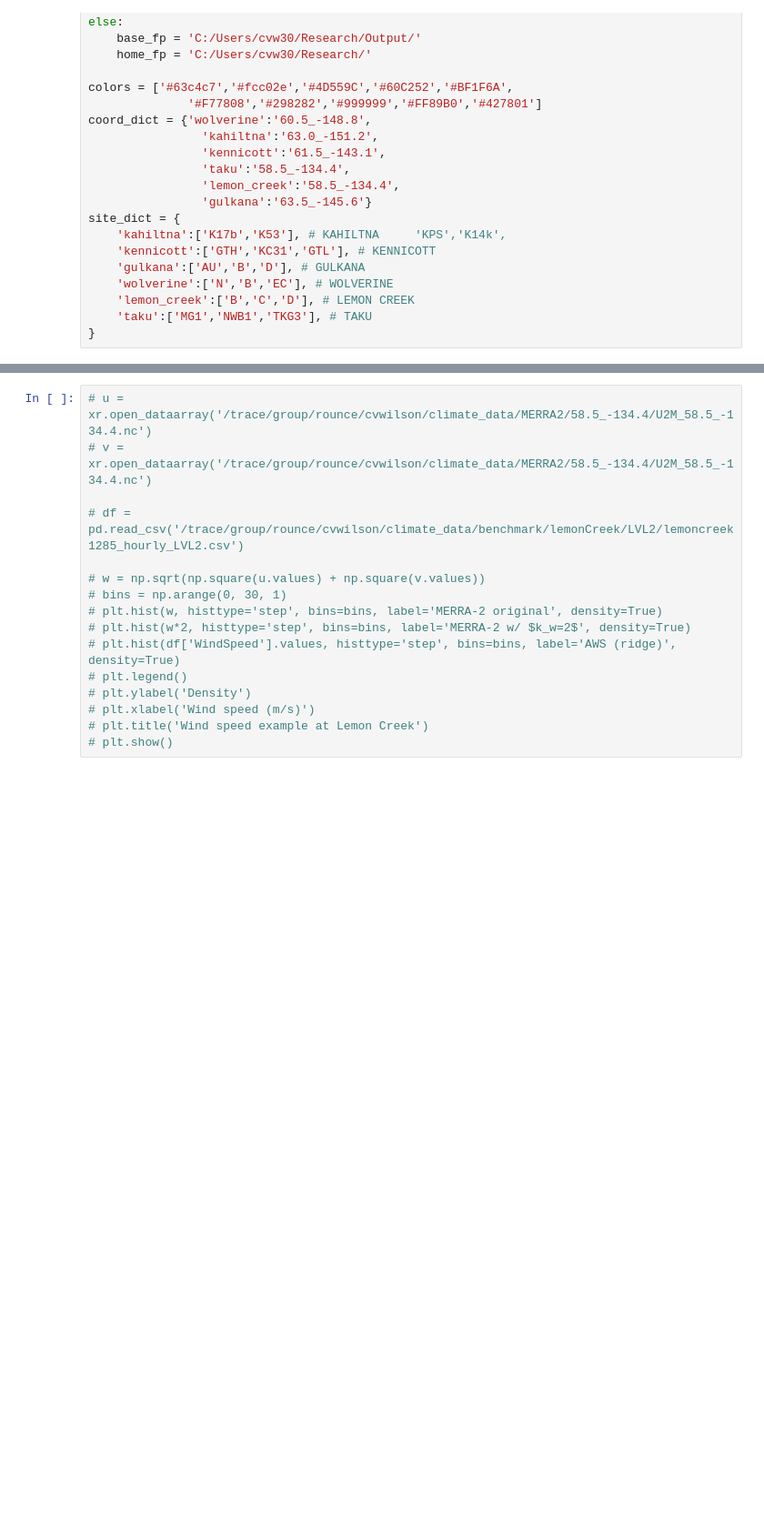
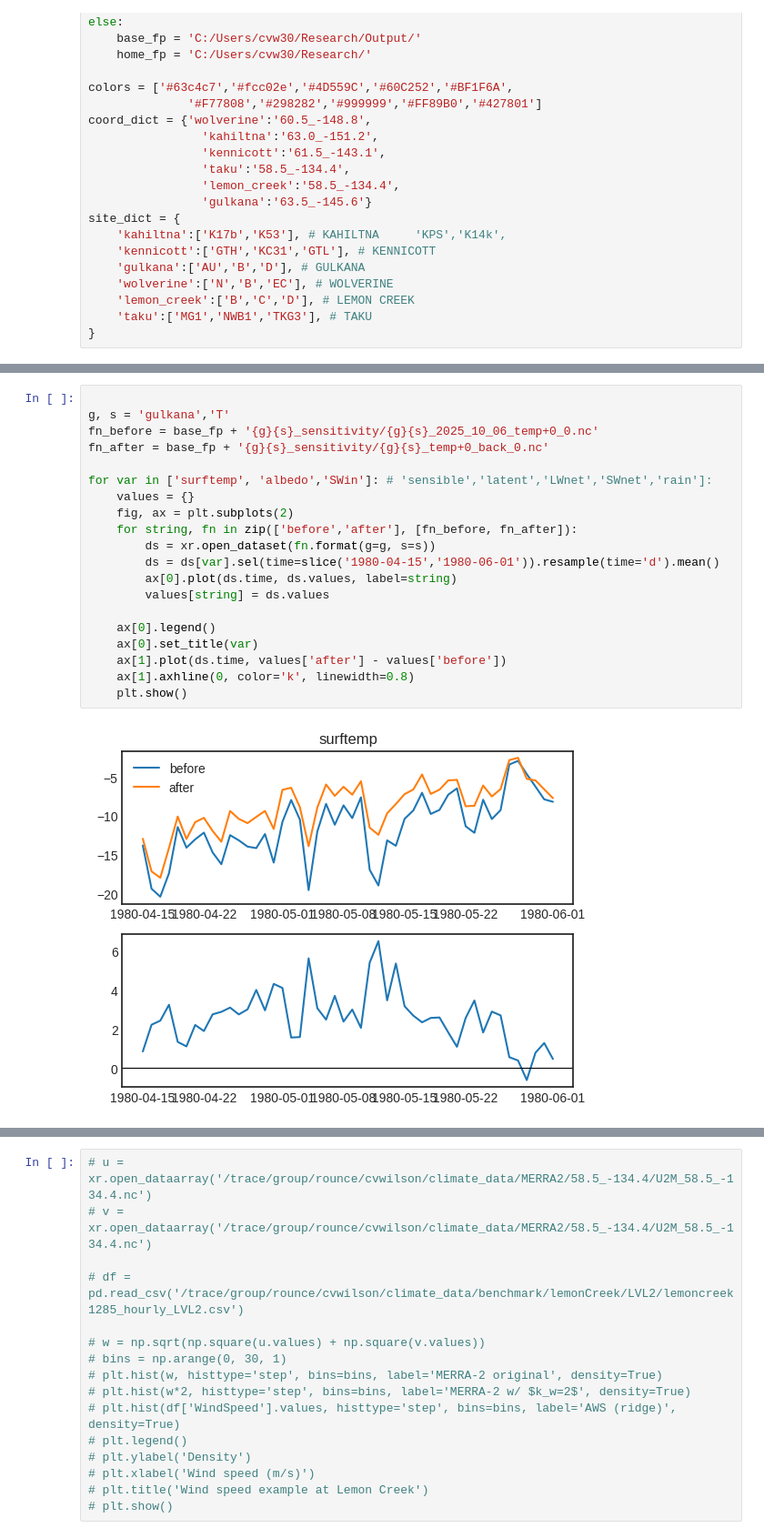
Before and after one commit to clairevwilson/PEBSI, a Jupyter notebook: project/explore.ipynb, the cells around one changed output, grey strips where cells are left out. Shown at 91% size. Cells and saved outputs as stored; diff of their text form; blank space fills up the shorter version.

```diff
--- a/project/explore.ipynb
+++ b/project/explore.ipynb
@@ -42,0 +85,22 @@ site_dict = {
+# %%
+
+g, s = 'gulkana','T'
+fn_before = base_fp + '{g}{s}_sensitivity/{g}{s}_2025_10_06_temp+0_0.nc'
+fn_after = base_fp + '{g}{s}_sensitivity/{g}{s}_temp+0_back_0.nc'
+
+for var in ['surftemp', 'albedo','SWin']: # 'sensible','latent','LWnet','SWnet','rain']:
+    values = {}
+    fig, ax = plt.subplots(2)
+    for string, fn in zip(['before','after'], [fn_before, fn_after]):
+        ds = xr.open_dataset(fn.format(g=g, s=s))
+        ds = ds[var].sel(time=slice('1980-04-15','1980-06-01')).resample(time='d').mean()
+        ax[0].plot(ds.time, ds.values, label=string)
+        values[string] = ds.values
+
+    ax[0].legend()
+    ax[0].set_title(var)
+    ax[1].plot(ds.time, values['after'] - values['before'])
+    ax[1].axhline(0, color='k', linewidth=0.8)
+    plt.show()
+# %% [output]
+[figure, added]
```
Also changed, not shown: parts of 5 cells of this notebook, 8 other files.
